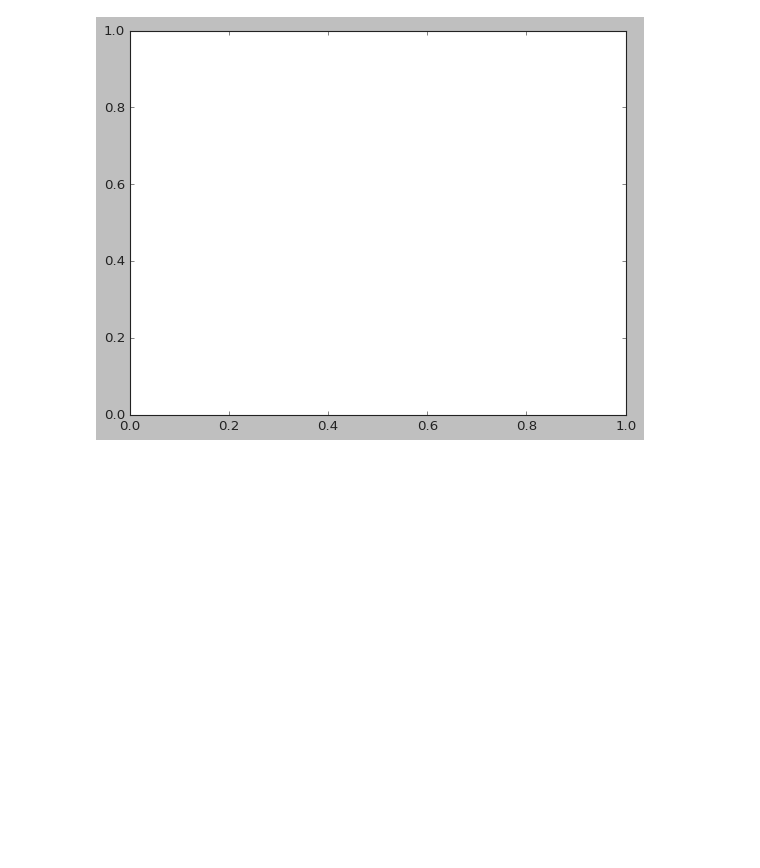
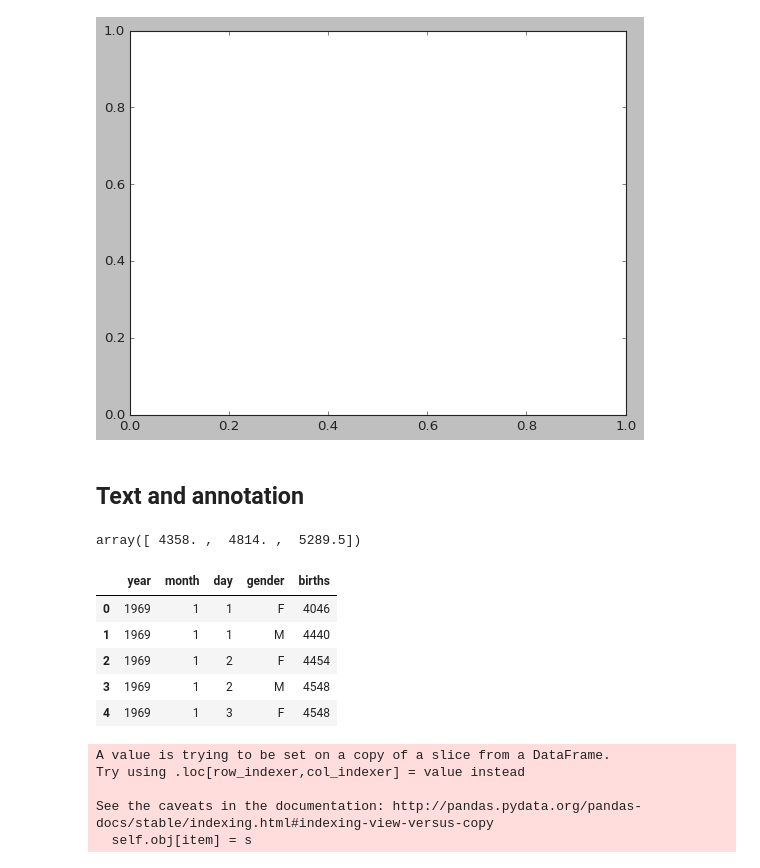
Before and after one commit to kd-nguyen/Python-data-science-handbook, a Jupyter notebook: 4-Matplotlib/4.ipynb, the cells around one changed output. Saved outputs shown, nothing was run; the diff lists cells and outputs as text; code cells hidden in the pictures; blank space fills up the shorter version.

```diff
--- a/4-Matplotlib/4.ipynb
+++ b/4-Matplotlib/4.ipynb
@@ -18,3 +21,5 @@ plt.gca()
 # %% [output]
 <matplotlib.axes._subplots.AxesSubplot at 0x...>
 [figure]
+# %% [markdown]
+## Text and annotation
@@ -20,0 +28,5 @@ plt.gca()
+# %%
+quartiles = np.percentile(births['births'], [25, 50, 75])
+quartiles
+# %% [output]
+array([ 4358. ,  4814. ,  5289.5])
@@ -20,0 +36,18 @@ plt.gca()
+# %%
+births_capped = births.query('(births > @mu - 5 * @sig) & (births < @mu + 5 * @sig)')
+births_capped.head()
+# %% [output]
+|  | year | month | day | gender | births |
+| 0 | 1969 | 1 | 1 | F | 4046 |
+| 1 | 1969 | 1 | 1 | M | 4440 |
+| 2 | 1969 | 1 | 2 | F | 4454 |
+| 3 | 1969 | 1 | 2 | M | 4548 |
+| 4 | 1969 | 1 | 3 | F | 4548 |
+# %%
+births_capped.loc[:, 'day'] = births_capped['day'].astype(int)
+# %% [output]
+A value is trying to be set on a copy of a slice from a DataFrame.
+Try using .loc[row_indexer,col_indexer] = value instead
+
+See the caveats in the documentation: http://pandas.pydata.org/pandas-docs/stable/indexing.html#indexing-view-versus-copy
+  self.obj[item] = s
```
Also changed, not shown: parts of 5 cells of this notebook, 2 other files.
